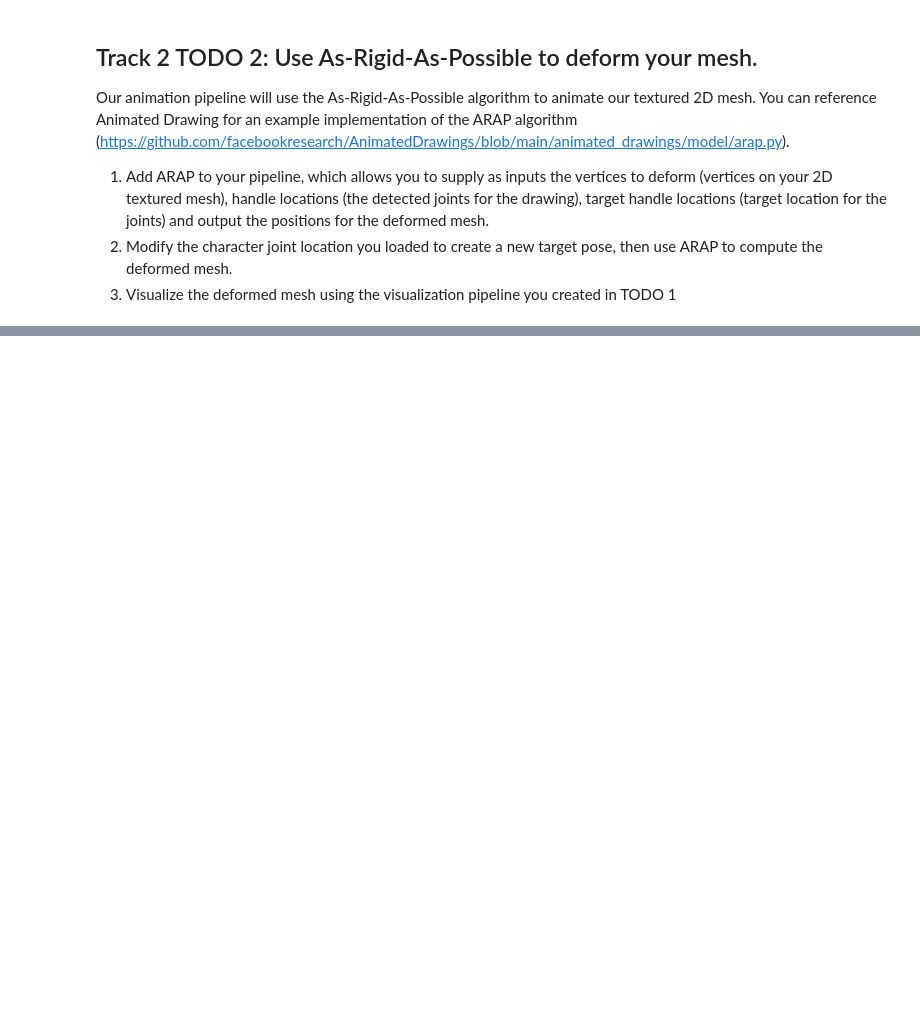
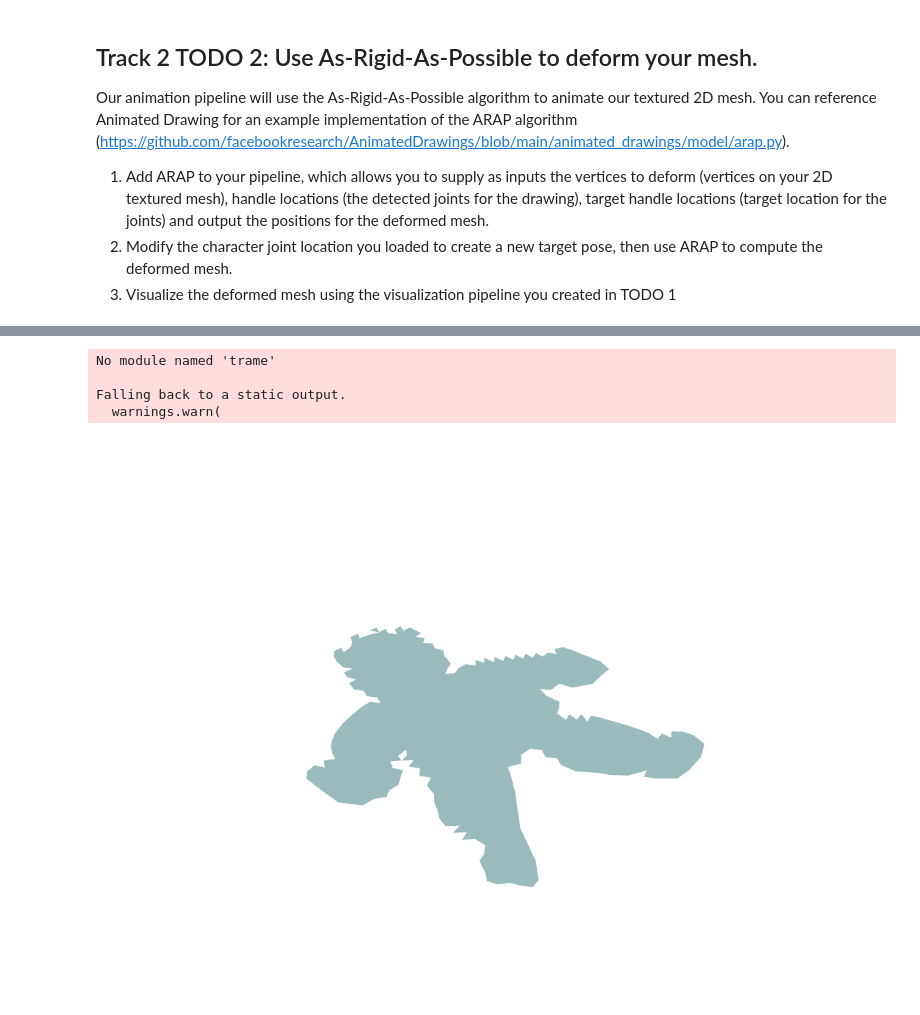
Before and after one commit to Gabenoob/Computer-graphicsPBL, a Jupyter notebook: W5/W5_track2-animatedDrawings.ipynb, the cells around one changed output, grey strips where cells are left out. Saved outputs shown, nothing was run; the diff lists cells and outputs as text; code cells hidden in the pictures; blank space fills up the shorter version.

```diff
--- a/W5/W5_track2-animatedDrawings.ipynb
+++ b/W5/W5_track2-animatedDrawings.ipynb
@@ -141,3 +152,8 @@ Our animation pipeline will use the As-Rigid-As-Possible algorithm to animate ou
 1. Add ARAP to your pipeline, which allows you to supply as inputs the vertices to deform (vertices on your 2D textured mesh), handle locations (the detected joints for the drawing), target handle locations (target location for the joints) and output the positions for the deformed mesh.
 2. Modify the character joint location you loaded to create a new target pose, then use ARAP to compute the deformed mesh.
 3. Visualize the deformed mesh using the visualization pipeline you created in TODO 1
+# %%
+joints = []
+for joint in data['skeleton']:
+    joints.append(joint['loc'][::-1])
+np.array(joints)
@@ -143,0 +177,16 @@ Our animation pipeline will use the As-Rigid-As-Possible algorithm to animate ou
+# %%
+from arap import ARAP, plot_mesh
+deformed_mesh = ARAP(np.array(joints), Triangle.triangles, np.array(points))
+new_joints = joints.copy()
+new_joints[13] = [390, 357]
+new_joints[14] = [456, 406]
+new_joints[15] = [549, 439]
+new_points = deformed_mesh.solve(np.array(new_joints))
+new_triangles = generate_triangles(new_points)
+visualize_mesh(new_triangles)
+# %% [output]
+No module named 'trame'
+
+Falling back to a static output.
+  warnings.warn(
+[figure, added]
```
Also changed, not shown: parts of 4 cells of this notebook, 3 other files.
